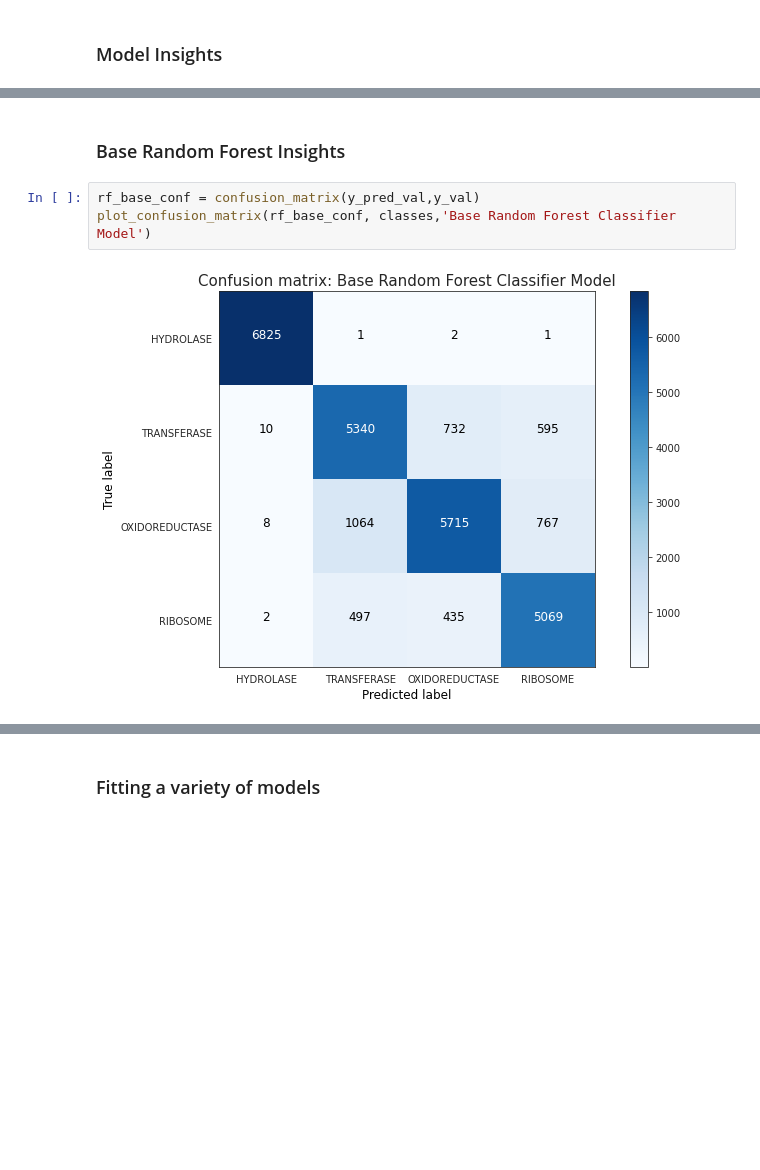
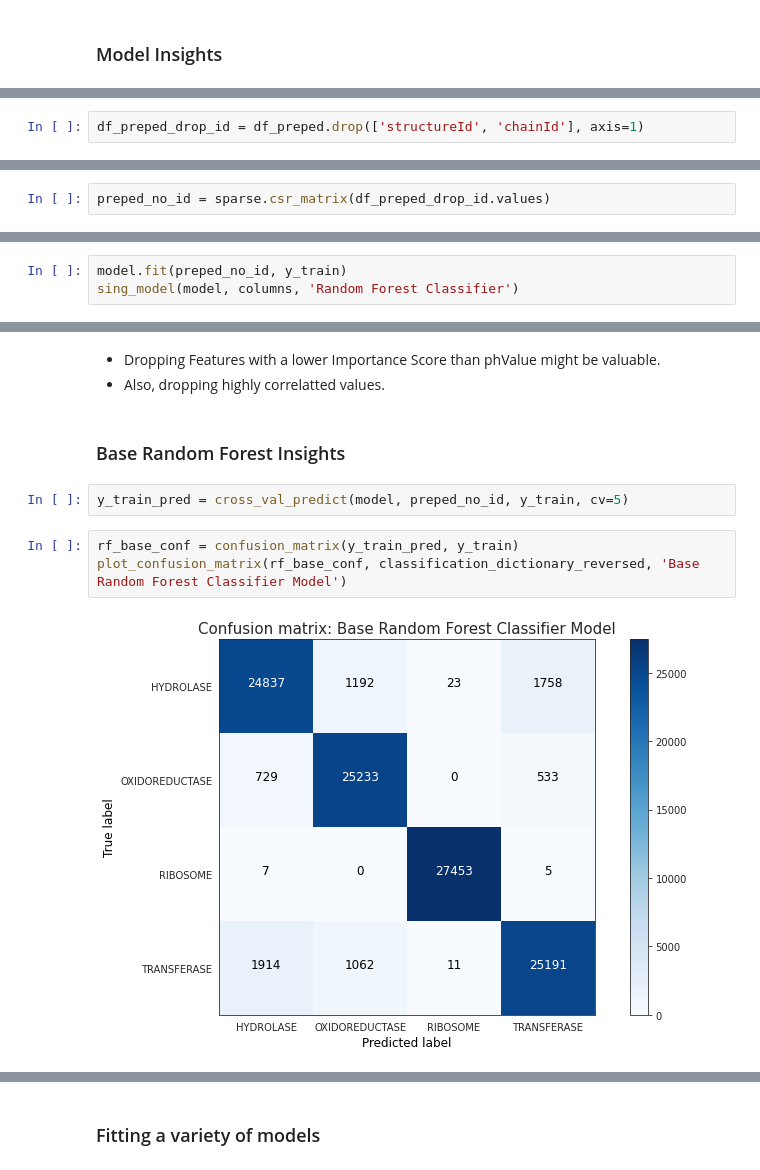
Before and after one commit to vkolupayev/Data-Science-Machine-Learning.-Protein-Classification, a Jupyter notebook: Structural_Protein_Sequences.ipynb, the cells around one changed output, grey strips where cells are left out. Saved outputs shown, nothing was run; the diff lists cells and outputs as text; blank space fills up the shorter version.

```diff
--- a/Structural_Protein_Sequences.ipynb
+++ b/Structural_Protein_Sequences.ipynb
@@ -1179,0 +1432,2 @@ accuracy_score(y_train, y_pred_train), accuracy_score(y_val, y_pred_val)
+# %%
+df_preped_drop_id = df_preped.drop(['structureId', 'chainId'], axis=1)
@@ -1179,0 +1437,2 @@ accuracy_score(y_train, y_pred_train), accuracy_score(y_val, y_pred_val)
+# %%
+preped_no_id = sparse.csr_matrix(df_preped_drop_id.values)
@@ -1179,0 +1449,3 @@ accuracy_score(y_train, y_pred_train), accuracy_score(y_val, y_pred_val)
+# %%
+model.fit(preped_no_id, y_train)
+sing_model(model, columns, 'Random Forest Classifier')
@@ -1180,8 +1454,13 @@ accuracy_score(y_train, y_pred_train), accuracy_score(y_val, y_pred_val)
+# %% [markdown]
+* Dropping Features with a lower Importance Score than phValue might be valuable.
+* Also, dropping highly correlatted values.
 # %% [markdown]
 ### Base Random Forest Insights
+# %%
+y_train_pred = cross_val_predict(model, preped_no_id, y_train, cv=5)
 # %%
-rf_base_conf = confusion_matrix(y_pred_val,y_val)
-plot_confusion_matrix(rf_base_conf, classes,'Base Random Forest Classifier Model')
+rf_base_conf = confusion_matrix(y_train_pred, y_train)
+plot_confusion_matrix(rf_base_conf, classification_dictionary_reversed, 'Base Random Forest Classifier Model')
 # %% [output]
-[figure, old version]
+[figure, new version]
 # %%
```
Also changed, not shown: parts of 223 cells of this notebook, 1 other file.
